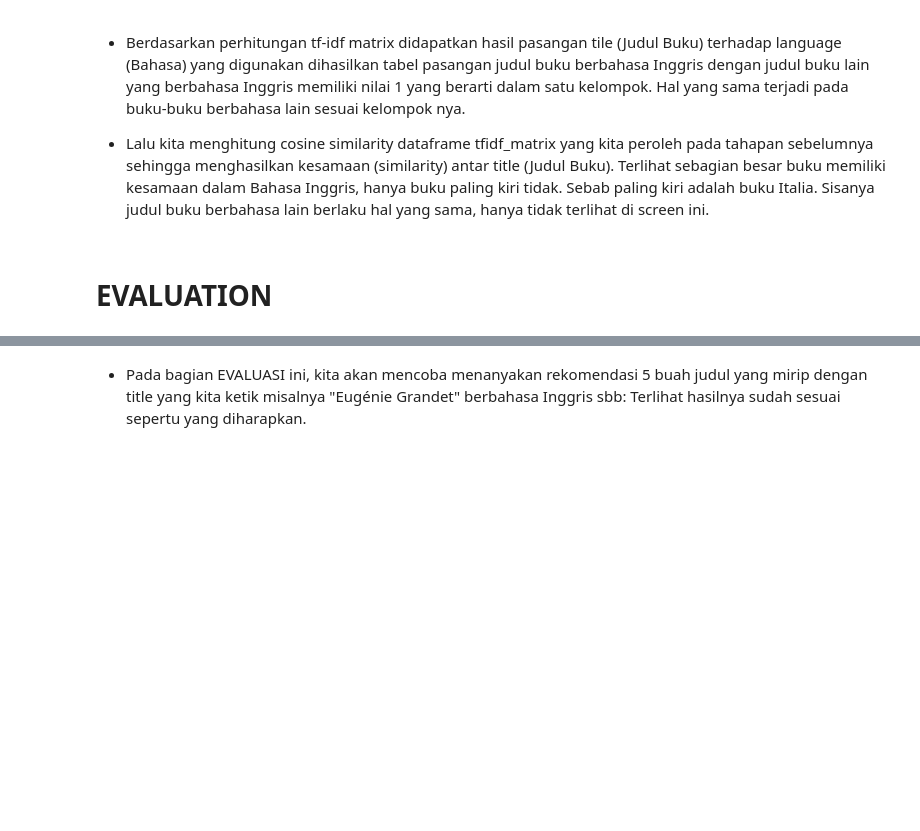
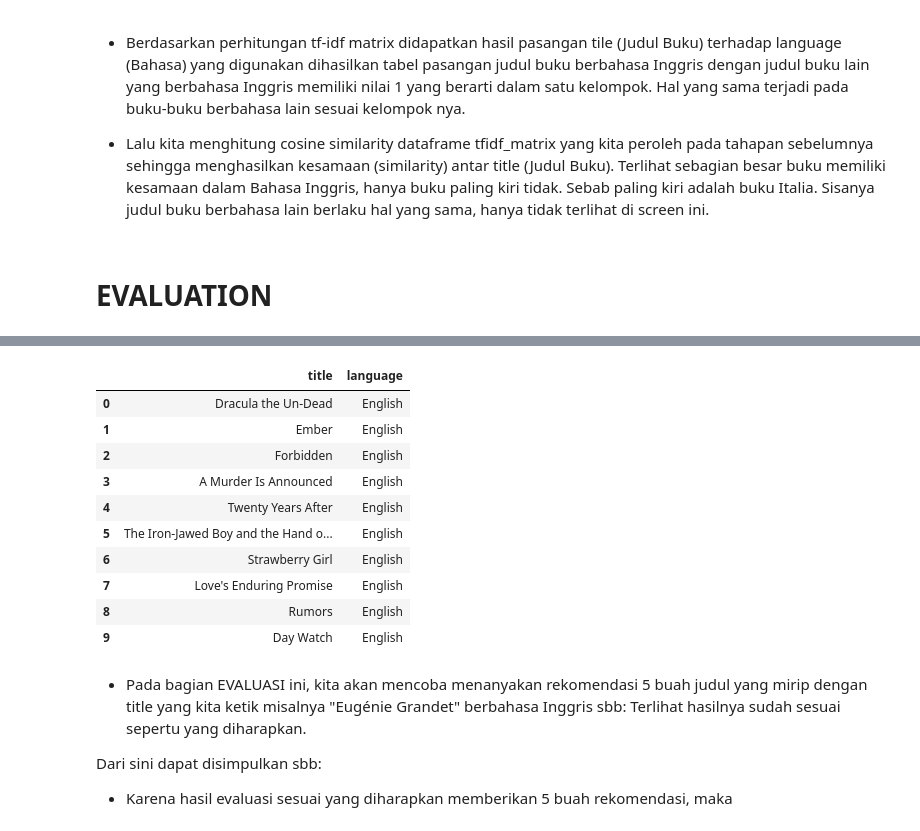
Before and after one commit to agayatri123/Tugas-Akhir-Rekomendasi, a Jupyter notebook: Recommendation_Books.ipynb, the cells around one changed output, grey strips where cells are left out. Drawn from its saved outputs; the diff is of its cells as text; code cells hidden in the pictures; blank space fills up the shorter version.

```diff
--- a/Recommendation_Books.ipynb
+++ b/Recommendation_Books.ipynb
@@ -504,2 +504,20 @@ book_recommendations("Eugénie Grandet", cosine_sim_df, data_book1[['title', 'la
+# %%
+# Mendapatkan rekomendasi title yang mirip dengan title tsb
+book_recommendations("The Adventures of Tom Sawyer", cosine_sim_df, data_book1[['title', 'language']], k=10)
+# %% [output]
+|  | title | language |
+| 0 | Dracula the Un-Dead | English |
+| 1 | Ember | English |
+| 2 | Forbidden | English |
+| 3 | A Murder Is Announced | English |
+| 4 | Twenty Years After | English |
+| 5 | The Iron-Jawed Boy and the Hand o... | English |
+| 6 | Strawberry Girl | English |
+| 7 | Love's Enduring Promise | English |
+| 8 | Rumors | English |
+| 9 | Day Watch | English |
 # %% [markdown]
 - Pada bagian EVALUASI ini, kita akan mencoba menanyakan rekomendasi 5 buah judul yang mirip dengan title yang kita ketik misalnya "Eugénie Grandet" berbahasa Inggris sbb: Terlihat hasilnya sudah sesuai sepertu yang diharapkan.
+
+Dari sini dapat disimpulkan sbb:
+- Karena hasil evaluasi sesuai yang diharapkan memberikan 5 buah rekomendasi, maka
```
Also changed, not shown: parts of 3 cells of this notebook.
